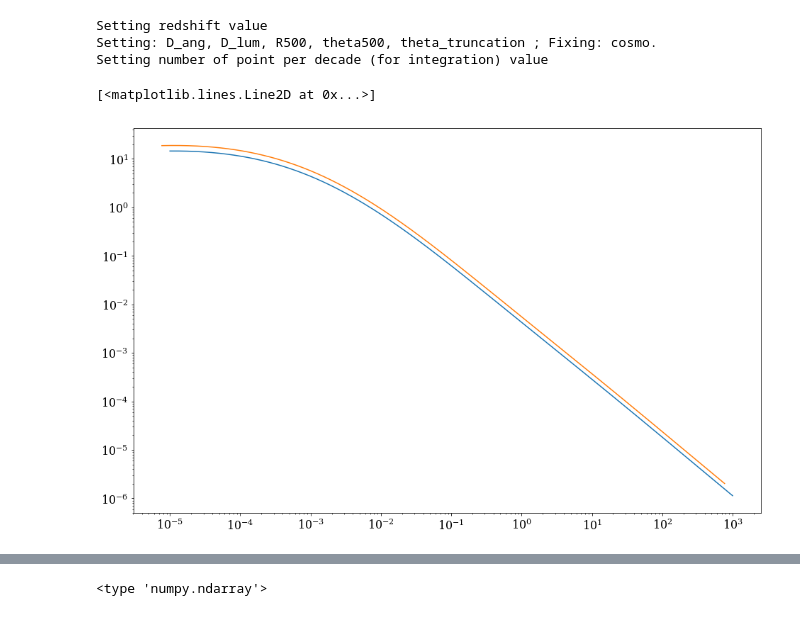
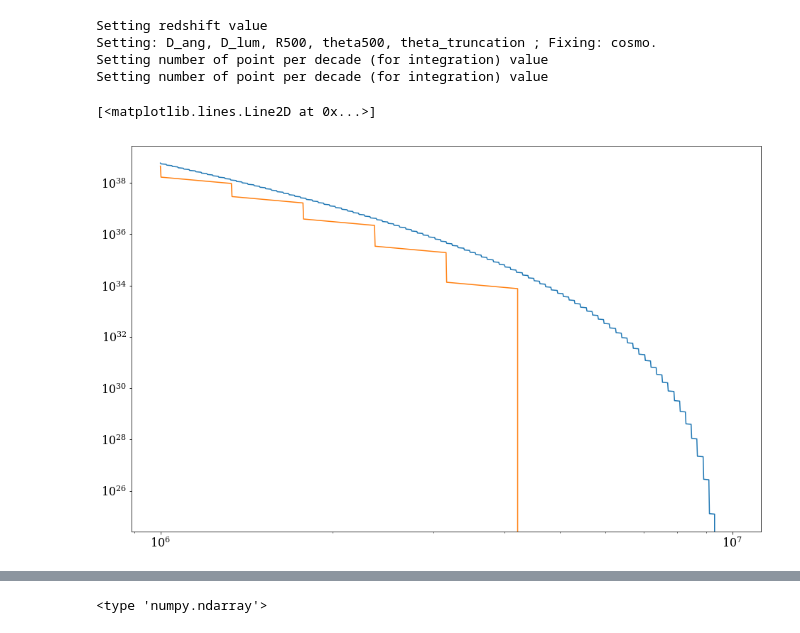
Before and after one commit to renlliang3/ClusterModel, a Jupyter notebook: notebook/model_dev_parameters.ipynb, the cells around one changed output, grey strips where cells are left out. Drawn from its saved outputs; the diff is of its cells as text; code cells hidden in the pictures.

```diff
--- a/notebook/model_dev_parameters.ipynb
+++ b/notebook/model_dev_parameters.ipynb
@@ -127,20 +54,25 @@ Setting: D_ang, D_lum, R500, theta500, theta_truncation ; Fixing: cosmo.
-# %%
-clust.redshift = 0.3
-freq = np.logspace(-5,3,1000)*u.GHz
-clust.Npt_per_decade_integ = 10
-
-e1,s1 = clust.get_synchrotron_spectrum(freq, Kcor=True, type_integral='cylindrical')
-e2,s2 = clust.get_synchrotron_spectrum(freq, Kcor=False, type_integral='cylindrical')
-
-plt.figure(1, figsize=(15,10))
-plt.loglog(e1,s1)
-plt.loglog(e2,s2)
-# %% [output]
-Setting redshift value
-Setting: D_ang, D_lum, R500, theta500, theta_truncation ; Fixing: cosmo.
-Setting number of point per decade (for integration) value
-[<matplotlib.lines.Line2D at 0x...>]
-[figure, removed]
+# %%
+clust.redshift = 0.0
+clust.Npt_per_decade_integ = 100
+
+radius = np.logspace(0,4,1000)*u.kpc
+energy = np.logspace(6,7,1000)*u.GeV
+
+energy, spec1 = clust.get_cre_spectrum(energy)
+clust.Npt_per_decade_integ = 10
+energy, spec2 = clust.get_cre_spectrum(energy)
+# %% [output]
+Setting redshift value
+Setting: D_ang, D_lum, R500, theta500, theta_truncation ; Fixing: cosmo.
+Setting number of point per decade (for integration) value
+Setting number of point per decade (for integration) value
+# %%
+plt.figure(1, figsize=(15,10))
+plt.loglog(energy,spec1)
+plt.loglog(energy,spec2)
+# %% [output]
+[<matplotlib.lines.Line2D at 0x...>]
+[figure, added]
 # %%
 energy = np.logspace(-6,2,1000)*u.GeV
 radius = np.logspace(0,4,100)*u.kpc
```
Also changed, not shown: parts of 7 cells of this notebook, 4 other files.
